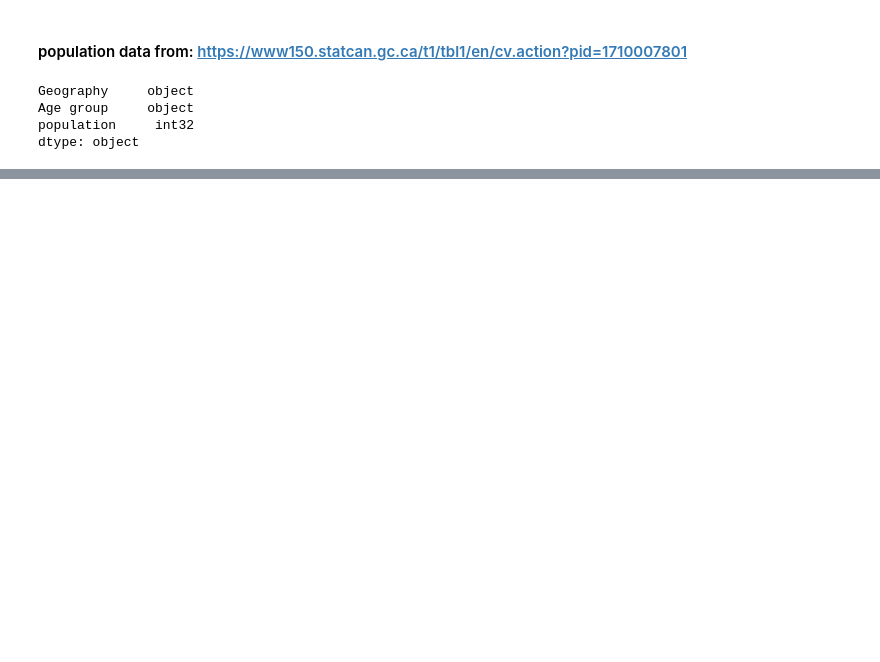
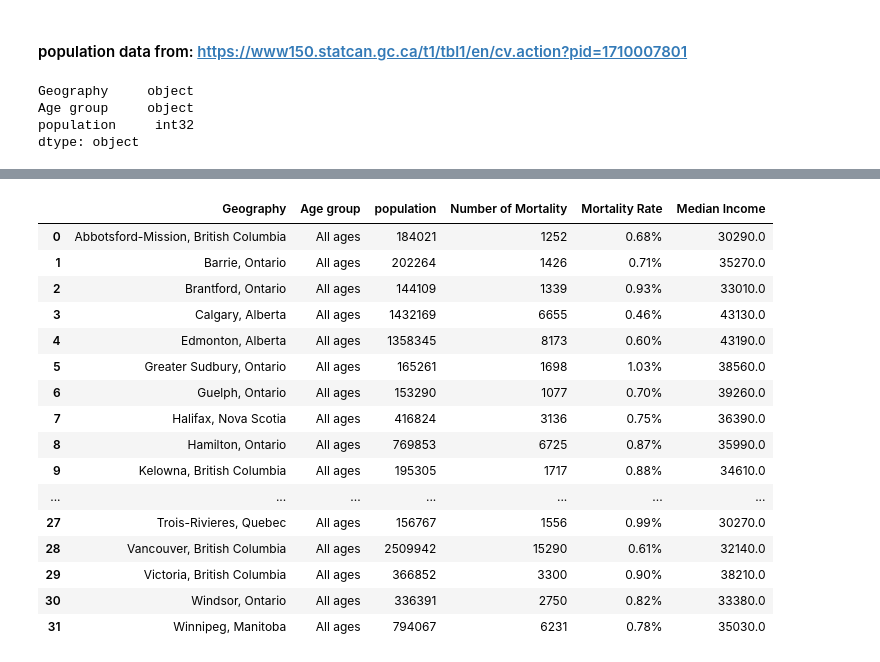
Before and after one commit to irinadrapic/project-one, a Jupyter notebook: 2015.ipynb, the cells around one changed output, grey strips where cells are left out. Cells and saved outputs as stored; diff of their text form; code cells hidden in the pictures; blank space fills up the shorter version.

Commit message:
df with number of mortality, rate, pop

```diff
--- a/2015.ipynb
+++ b/2015.ipynb
@@ -78,0 +81,29 @@ merged
+# %%
+med_inc_file = os.path.join("datas", "income", "median_income.csv")
+income_df = pd.read_csv(med_inc_file)
+income_df = income_df.dropna()
+
+# drop other years except 2015
+income_df = income_df.drop(columns=["2013", "2014", "2016"])
+
+# change type to integer
+income_df["2015"] = income_df["2015"].str.replace(",","").astype(int)
+
+# calculate mean of ottawa-gatinuea Quebec part and Ont part
+# Ottawa-Gatineau, Ontario/Quebec
+x = (income_df["2015"][9] + income_df["2015"][10])/2
+
+# append row to df
+income_df = income_df.append({"Geography":
+                              "Ottawa-Gatineau, Ontario/Quebec","2015":x},
+                             ignore_index=True)
+
+# now get rid of Quebec part and Ont part.
+income_df = income_df.drop(income_df.index[9:11])
+
+# sort it alphabatically
+income_df = income_df.sort_values(by=["Geography"]).reset_index(drop=True)
+
+# rename year to median income
+income_df = income_df.rename(columns={"2015":"Median Income"})
+income_df
@@ -78,0 +128,21 @@ merged
+# %%
+merge = pd.merge(merged,income_df)
+merge
+# %% [output]
+|  | Geography | Age group | population | Number of Mortality | Mortality Rate | Median Income |
+| 0 | Abbotsford-Mission, British Columbia | All ages | 184021 | 1252 | 0.68% | 30290.0 |
+| 1 | Barrie, Ontario | All ages | 202264 | 1426 | 0.71% | 35270.0 |
+| 2 | Brantford, Ontario | All ages | 144109 | 1339 | 0.93% | 33010.0 |
+| 3 | Calgary, Alberta | All ages | 1432169 | 6655 | 0.46% | 43130.0 |
+| 4 | Edmonton, Alberta | All ages | 1358345 | 8173 | 0.60% | 43190.0 |
+| 5 | Greater Sudbury, Ontario | All ages | 165261 | 1698 | 1.03% | 38560.0 |
+| 6 | Guelph, Ontario | All ages | 153290 | 1077 | 0.70% | 39260.0 |
+| 7 | Halifax, Nova Scotia | All ages | 416824 | 3136 | 0.75% | 36390.0 |
+| 8 | Hamilton, Ontario | All ages | 769853 | 6725 | 0.87% | 35990.0 |
+| 9 | Kelowna, British Columbia | All ages | 195305 | 1717 | 0.88% | 34610.0 |
+| ... | ... | ... | ... | ... | ... | ... |
+| 27 | Trois-Rivieres, Quebec | All ages | 156767 | 1556 | 0.99% | 30270.0 |
+| 28 | Vancouver, British Columbia | All ages | 2509942 | 15290 | 0.61% | 32140.0 |
+| 29 | Victoria, British Columbia | All ages | 366852 | 3300 | 0.90% | 38210.0 |
+| 30 | Windsor, Ontario | All ages | 336391 | 2750 | 0.82% | 33380.0 |
+| 31 | Winnipeg, Manitoba | All ages | 794067 | 6231 | 0.78% | 35030.0 |
```
Also changed, not shown: parts of 5 cells of this notebook, 6 other files.
